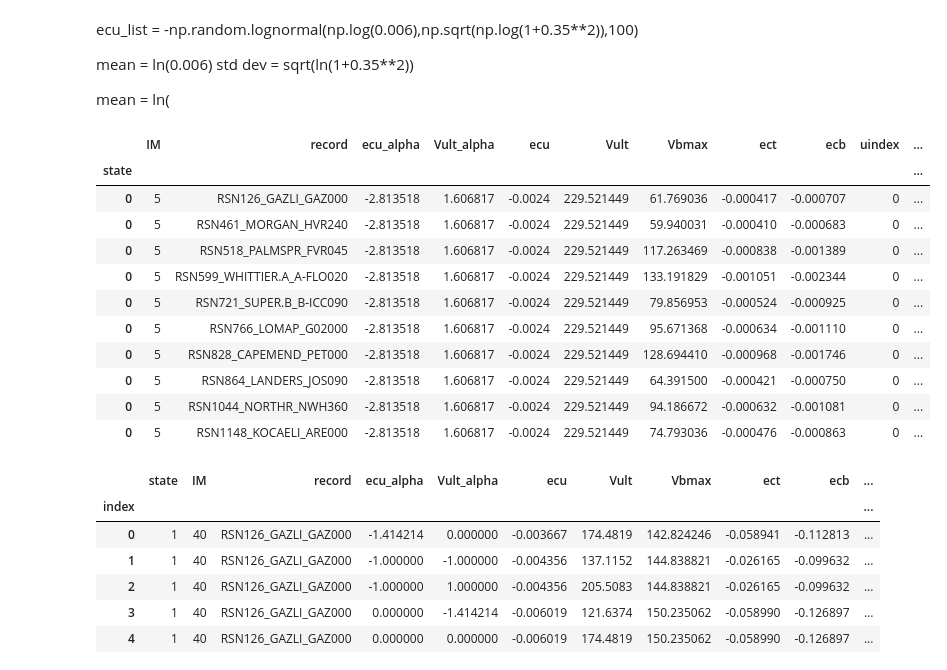
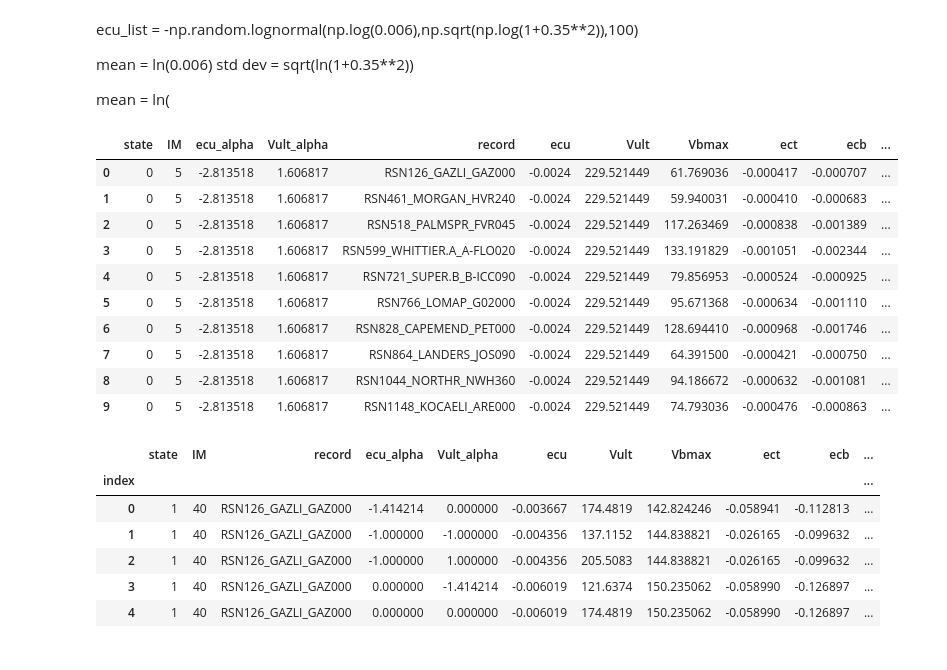
Before and after one commit to mtareqsoliman/msthesis, a Jupyter notebook: 9CCM_10202022.ipynb, the cells around one changed output. Drawn from its saved outputs; the diff is of its cells as text; code cells hidden in the pictures.

```diff
--- a/9CCM_10202022.ipynb
+++ b/9CCM_10202022.ipynb
@@ -27,37 +27,30 @@ std dev = sqrt(ln(1+0.35**2))
 mean = ln(
 # %%
 
-NLTHA100 = pd.read_excel('https://github.com/mtareqsoliman/msthesis/blob/main/Results/100NLTHA_FINAL.xlsx?raw=true',index_col=0)
+NLTHA100 = pd.read_excel('https://github.com/mtareqsoliman/msthesis/blob/main/Results/100NLTHA_FINAL.xlsx?raw=true')
 ecu_100,Vult_100 = np.array(NLTHA100[['ecu']]),np.array(NLTHA100[['Vult']])
 
-ecu_100_mean, ecu_100_std  = -math.exp(np.log(-ecu_100).mean()), np.log(-ecu_100).std()
-ecu_100_mean, ecu_100_std  = -math.exp(np.log(-ecu_100).mean()), np.log(-ecu_100).std()
-Vult_100_mean, Vult_100_std = math.exp(np.log(Vult_100).mean()), np.log(Vult_100).std()
+ecu_100_alpha = norm.cdf(np.log(-ecu_100), np.log(-ecu_100).mean(), np.log(-ecu_100).std())
+Vult_100_alpha = norm.cdf(np.log(Vult_100), np.log(Vult_100).mean(), np.log(Vult_100).std())
+ecu_100_alpha = norm.ppf(ecu_100_alpha,0,1)
 
-ecu_100_alpha = norm.cdf(np.log(-ecu_100), math.log(-ecu_100_mean), ecu_100_std)
-ecu_100_alpha = norm.ppf(ecu_100_alpha,0,1)
-Vult_100_alpha = norm.cdf(np.log(Vult_100), math.log(Vult_100_mean), Vult_100_std)
 Vult_100_alpha = norm.ppf(Vult_100_alpha,0,1)
-
-ecu_100_alpha_mean, ecu_100_alpha_std = np.mean(ecu_100_alpha), np.std(ecu_100_alpha)
-Vult_100_alpha_mean,Vult_100_alpha_std = np.mean(Vult_100_alpha), np.std(Vult_100_alpha)
 
 NLTHA100.insert(2,'ecu_alpha',ecu_100_alpha)
 NLTHA100.insert(3,'Vult_alpha',Vult_100_alpha)
 NLTHA100.head(10)
 # %% [output]
-|  | IM | record | ecu_alpha | Vult_alpha | ecu | Vult | Vbmax | ect | ecb | uindex | ... |
-| state |  |  |  |  |  |  |  |  |  |  | ... |
-| 0 | 5 | RSN126_GAZLI_GAZ000 | -2.813518 | 1.606817 | -0.0024 | 229.521449 | 61.769036 | -0.000417 | -0.000707 | 0 | ... |
-| 0 | 5 | RSN461_MORGAN_HVR240 | -2.813518 | 1.606817 | -0.0024 | 229.521449 | 59.940031 | -0.000410 | -0.000683 | 0 | ... |
-| 0 | 5 | RSN518_PALMSPR_FVR045 | -2.813518 | 1.606817 | -0.0024 | 229.521449 | 117.263469 | -0.000838 | -0.001389 | 0 | ... |
-| 0 | 5 | RSN599_WHITTIER.A_A-FLO020 | -2.813518 | 1.606817 | -0.0024 | 229.521449 | 133.191829 | -0.001051 | -0.002344 | 0 | ... |
-| 0 | 5 | RSN721_SUPER.B_B-ICC090 | -2.813518 | 1.606817 | -0.0024 | 229.521449 | 79.856953 | -0.000524 | -0.000925 | 0 | ... |
-| 0 | 5 | RSN766_LOMAP_G02000 | -2.813518 | 1.606817 | -0.0024 | 229.521449 | 95.671368 | -0.000634 | -0.001110 | 0 | ... |
-| 0 | 5 | RSN828_CAPEMEND_PET000 | -2.813518 | 1.606817 | -0.0024 | 229.521449 | 128.694410 | -0.000968 | -0.001746 | 0 | ... |
-| 0 | 5 | RSN864_LANDERS_JOS090 | -2.813518 | 1.606817 | -0.0024 | 229.521449 | 64.391500 | -0.000421 | -0.000750 | 0 | ... |
-| 0 | 5 | RSN1044_NORTHR_NWH360 | -2.813518 | 1.606817 | -0.0024 | 229.521449 | 94.186672 | -0.000632 | -0.001081 | 0 | ... |
-| 0 | 5 | RSN1148_KOCAELI_ARE000 | -2.813518 | 1.606817 | -0.0024 | 229.521449 | 74.793036 | -0.000476 | -0.000863 | 0 | ... |
+|  | state | IM | ecu_alpha | Vult_alpha | record | ecu | Vult | Vbmax | ect | ecb | ... |
+| 0 | 0 | 5 | -2.813518 | 1.606817 | RSN126_GAZLI_GAZ000 | -0.0024 | 229.521449 | 61.769036 | -0.000417 | -0.000707 | ... |
+| 1 | 0 | 5 | -2.813518 | 1.606817 | RSN461_MORGAN_HVR240 | -0.0024 | 229.521449 | 59.940031 | -0.000410 | -0.000683 | ... |
+| 2 | 0 | 5 | -2.813518 | 1.606817 | RSN518_PALMSPR_FVR045 | -0.0024 | 229.521449 | 117.263469 | -0.000838 | -0.001389 | ... |
+| 3 | 0 | 5 | -2.813518 | 1.606817 | RSN599_WHITTIER.A_A-FLO020 | -0.0024 | 229.521449 | 133.191829 | -0.001051 | -0.002344 | ... |
+| 4 | 0 | 5 | -2.813518 | 1.606817 | RSN721_SUPER.B_B-ICC090 | -0.0024 | 229.521449 | 79.856953 | -0.000524 | -0.000925 | ... |
+| 5 | 0 | 5 | -2.813518 | 1.606817 | RSN766_LOMAP_G02000 | -0.0024 | 229.521449 | 95.671368 | -0.000634 | -0.001110 | ... |
+| 6 | 0 | 5 | -2.813518 | 1.606817 | RSN828_CAPEMEND_PET000 | -0.0024 | 229.521449 | 128.694410 | -0.000968 | -0.001746 | ... |
+| 7 | 0 | 5 | -2.813518 | 1.606817 | RSN864_LANDERS_JOS090 | -0.0024 | 229.521449 | 64.391500 | -0.000421 | -0.000750 | ... |
+| 8 | 0 | 5 | -2.813518 | 1.606817 | RSN1044_NORTHR_NWH360 | -0.0024 | 229.521449 | 94.186672 | -0.000632 | -0.001081 | ... |
+| 9 | 0 | 5 | -2.813518 | 1.606817 | RSN1148_KOCAELI_ARE000 | -0.0024 | 229.521449 | 74.793036 | -0.000476 | -0.000863 | ... |
 # %%
 
 NLTHA9 = pd.read_excel('https://github.com/mtareqsoliman/msthesis/blob/main/Results/9NLTHA_FINAL.xlsx?raw=true',index_col=0)
```
Also changed, not shown: parts of 11 cells of this notebook.
